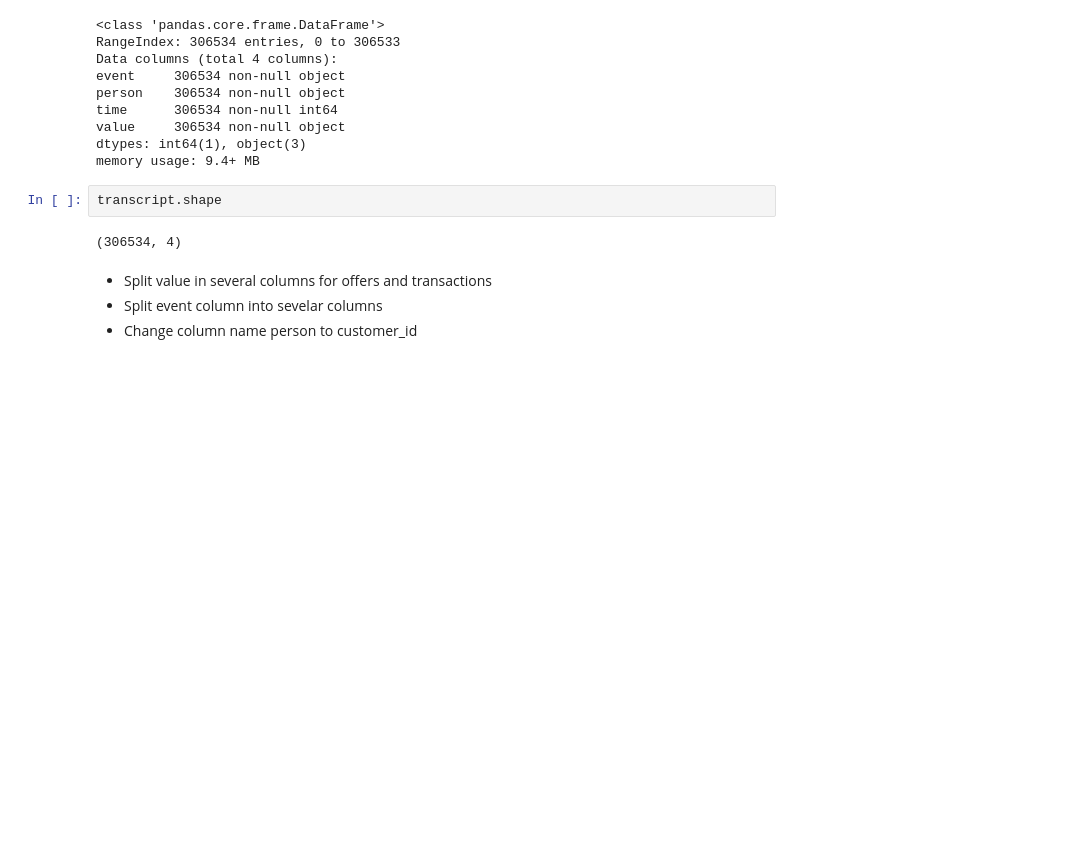
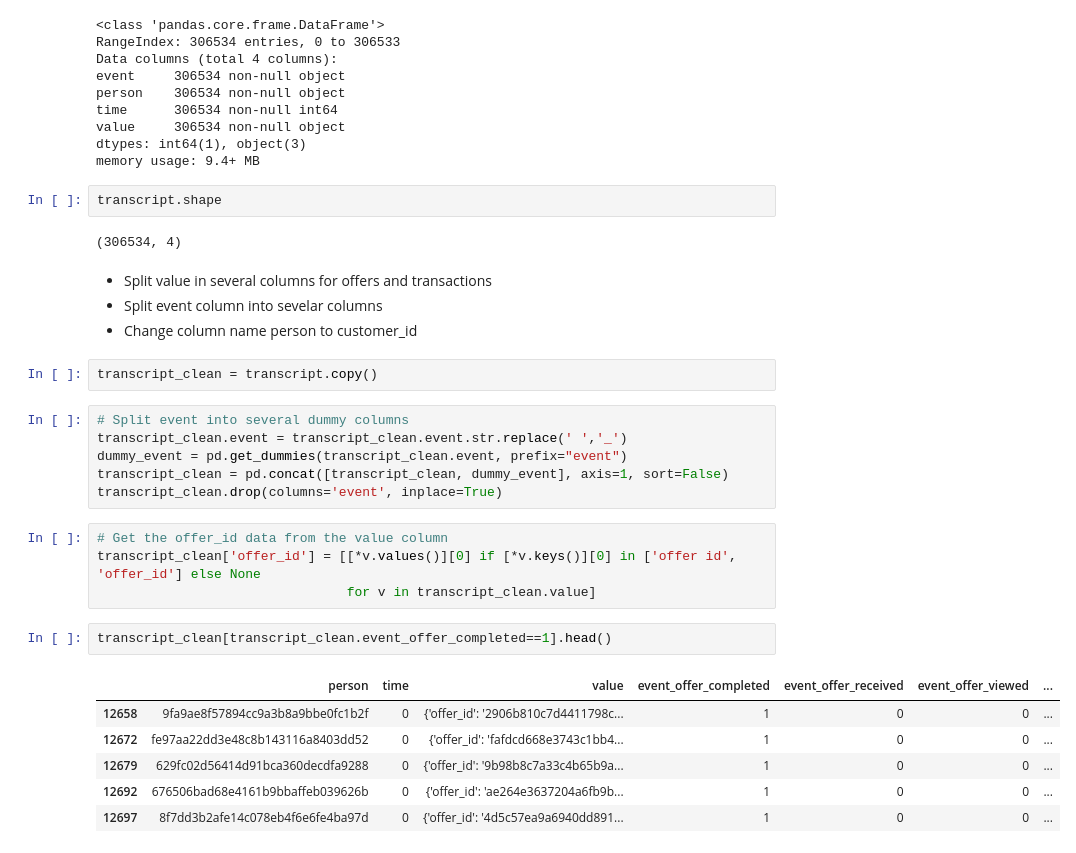
Before and after one commit to aproano2/notebooks, a Jupyter notebook: data-scientist/starbucks/Starbucks_Capstone_notebook.ipynb, the cells around one changed output. Saved outputs shown, nothing was run; the diff lists cells and outputs as text; blank space fills up the shorter version.

```diff
--- a/data-scientist/starbucks/Starbucks_Capstone_notebook.ipynb
+++ b/data-scientist/starbucks/Starbucks_Capstone_notebook.ipynb
@@ -206,3 +250,24 @@ transcript.shape
 * Split value in several columns for offers and transactions
 * Split event column into sevelar columns
 * Change column name person to customer_id
+# %%
+transcript_clean = transcript.copy()
+# %%
+# Split event into several dummy columns
+transcript_clean.event = transcript_clean.event.str.replace(' ','_')
+dummy_event = pd.get_dummies(transcript_clean.event, prefix="event")
+transcript_clean = pd.concat([transcript_clean, dummy_event], axis=1, sort=False)
+transcript_clean.drop(columns='event', inplace=True)
+# %%
+# Get the offer_id data from the value column
+transcript_clean['offer_id'] = [[*v.values()][0] if [*v.keys()][0] in ['offer id', 'offer_id'] else None
+                                for v in transcript_clean.value]
+# %%
+transcript_clean[transcript_clean.event_offer_completed==1].head()
+# %% [output]
+|  | person | time | value | event_offer_completed | event_offer_received | event_offer_viewed | ... |
+| 12658 | 9fa9ae8f57894cc9a3b8a9bbe0fc1b2f | 0 | {'offer_id': '2906b810c7d4411798c... | 1 | 0 | 0 | ... |
+| 12672 | fe97aa22dd3e48c8b143116a8403dd52 | 0 | {'offer_id': 'fafdcd668e3743c1bb4... | 1 | 0 | 0 | ... |
+| 12679 | 629fc02d56414d91bca360decdfa9288 | 0 | {'offer_id': '9b98b8c7a33c4b65b9a... | 1 | 0 | 0 | ... |
+| 12692 | 676506bad68e4161b9bbaffeb039626b | 0 | {'offer_id': 'ae264e3637204a6fb9b... | 1 | 0 | 0 | ... |
+| 12697 | 8f7dd3b2afe14c078eb4f6e6fe4ba97d | 0 | {'offer_id': '4d5c57ea9a6940dd891... | 1 | 0 | 0 | ... |
```
Also changed, not shown: parts of 37 cells of this notebook.
